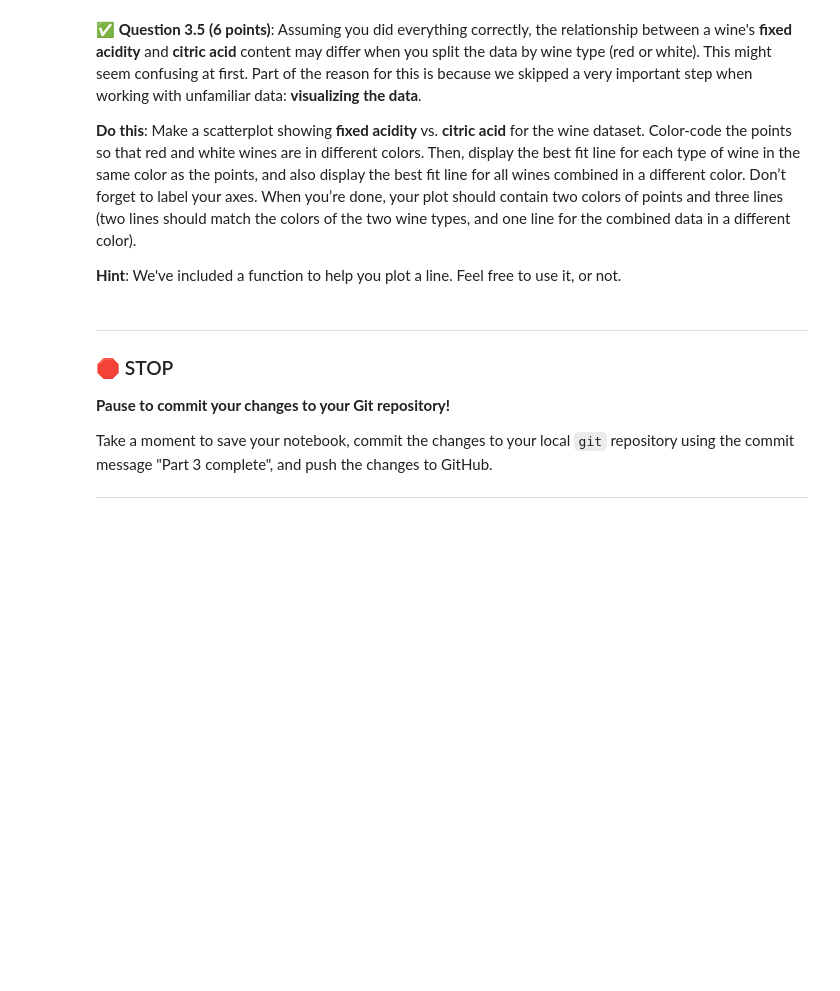
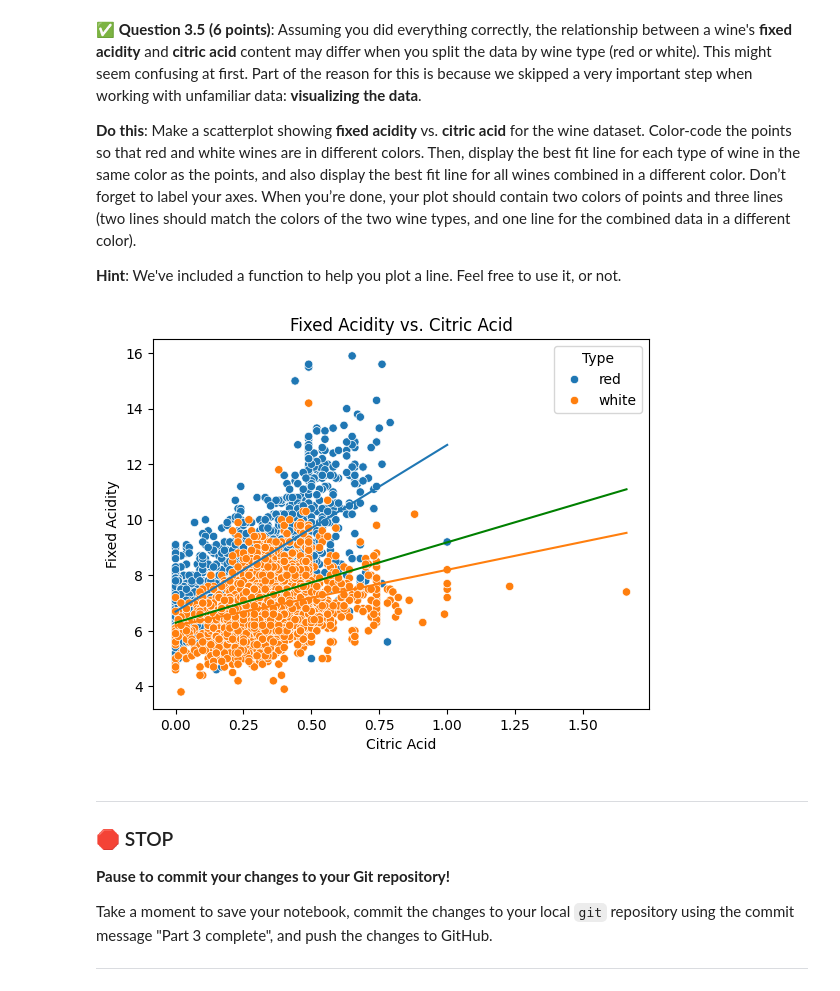
Before and after one commit to whitete3/CMSE202-f24-turnin, a Jupyter notebook: hw-03/HW-03_Regression-STUDENT.ipynb, the cells around one changed output. Drawn from its saved outputs; the diff is of its cells as text; code cells hidden in the pictures; blank space fills up the shorter version.

Commit message:
Part 3 complete

```diff
--- a/hw-03/HW-03_Regression-STUDENT.ipynb
+++ b/hw-03/HW-03_Regression-STUDENT.ipynb
@@ -162,0 +163,11 @@ For this problem, make sure that you’re using the entire wine dataset, not jus
+# %%
+# Put your code here
+import statsmodels.api as sm
+red["class"] = "red" # Added 'class' feature to differentiate in part 3.56
+white["class"] = "white"
+wine = pd.concat([red, white])
+y = wine["fixed acidity"]
+x = wine["citric acid"]
+X = sm.add_constant(x)
+model = sm.OLS(y,X).fit()
+model.summary()
@@ -196,13 +285,29 @@ For this problem, make sure that you’re using the entire wine dataset, not jus
 **Hint**: We've included a function to help you plot a line. Feel free to use it, or not.
 # %%
 # Put your code here
-
 import matplotlib.pyplot as plt
 import numpy as np
 def plot_line(slope, intercept, xmin, xmax, color):
     xline = np.array([xmin,xmax])
     yline = slope*xline+intercept
     plt.plot(xline,yline,color)
+
+sb.scatterplot(data = wine, x = "citric acid", y = "fixed acidity", hue = "class")
+plt.xlabel("Citric Acid")
+plt.ylabel("Fixed Acidity")
+plt.title("Fixed Acidity vs. Citric Acid")
+plt.legend(title = "Type")
+# For red wine
+plot_line(6.0036, 6.6928, red["citric acid"].min(), red["citric acid"].max(),
+          color = "#1f77b4")
+# For white wine
+plot_line(2.0165, 6.1809, white["citric acid"].min(), white["citric acid"].max(),
+          color = "#ff7f0e")
+# For both wines
+plot_line(2.894, 6.293, wine["citric acid"].min(), wine["citric acid"].max(),
+          color = "green")
+# %% [output]
+[figure, added]
 # %% [markdown]
 ---
 ### &#128721; STOP
```
Also changed, not shown: parts of 11 cells of this notebook.
